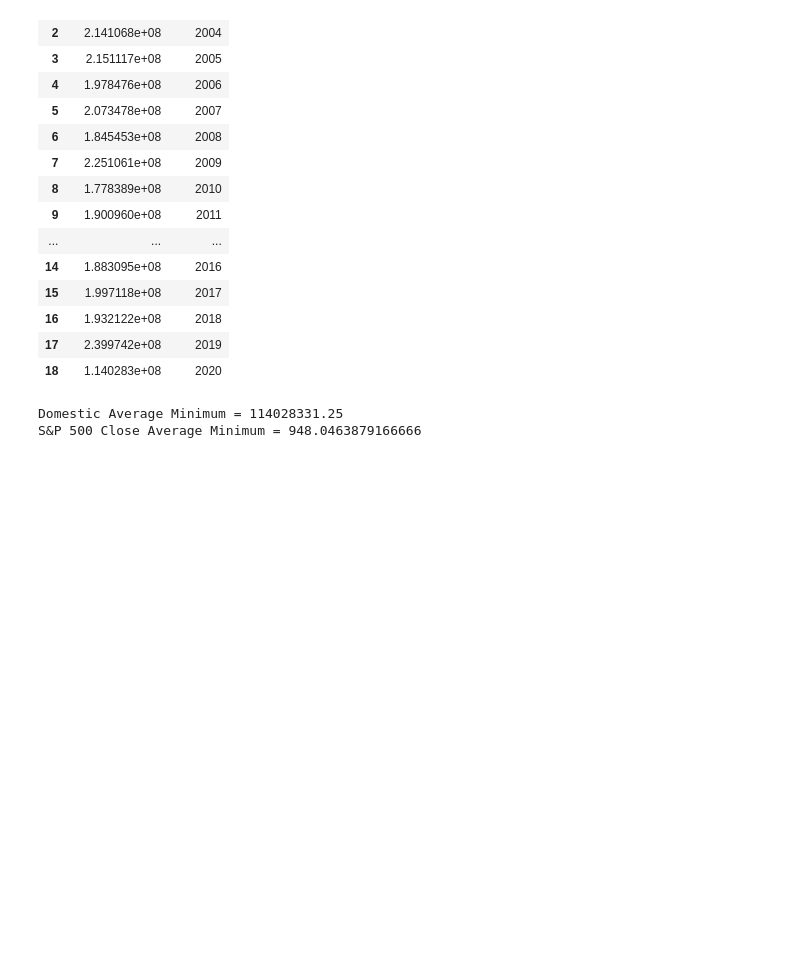
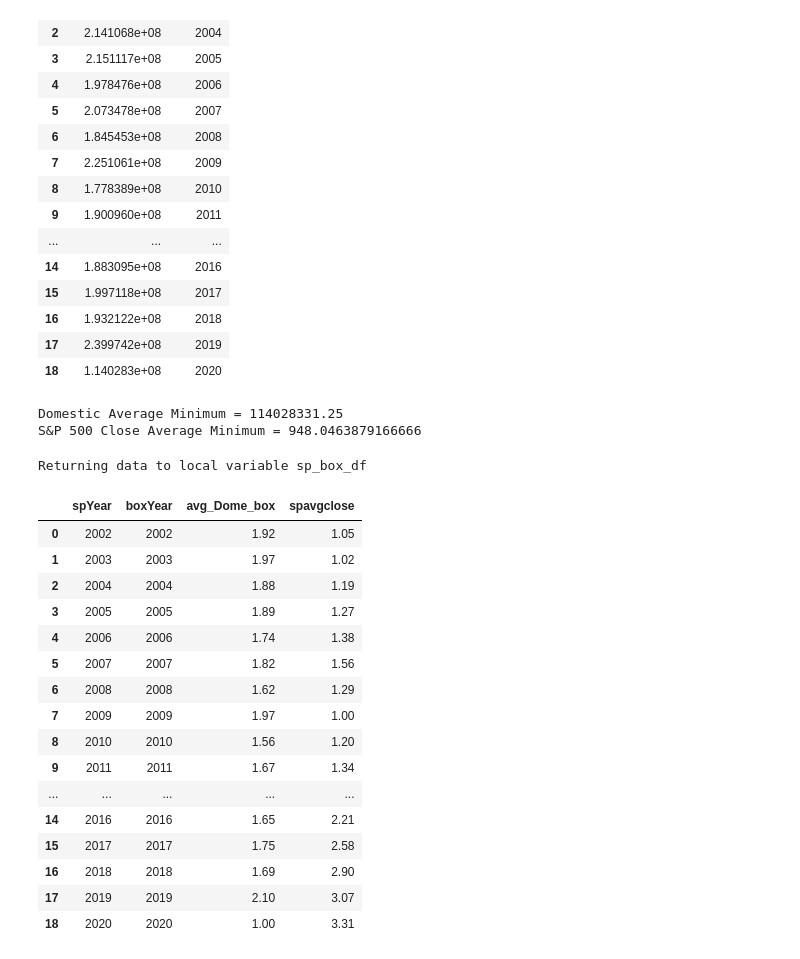
Before and after one commit to jjk-296/2950-project1, a Jupyter notebook: phase2.ipynb, the cells around one changed output. Cells and saved outputs as stored; diff of their text form; code cells hidden in the pictures; blank space fills up the shorter version.

```diff
--- a/phase2.ipynb
+++ b/phase2.ipynb
@@ -441,3 +523,27 @@ print("S&P 500 Close Average Minimum =", spClose_avg_byYear_df["spavgclose"].min
 # %% [output]
 Domestic Average Minimum = 114028331.25
 S&P 500 Close Average Minimum = 948.0463879166666
+# %%
+box_dome_avg_byYear_df['avg_Dome_box'] = (box_dome_avg_byYear_df["avg_Dome_box"] / 114028331.25).round(2)
+spClose_avg_byYear_df['spavgclose'] = (spClose_avg_byYear_df["spavgclose"] / 948.04).round(2)
+%sql sp_box_df << SELECT spYear, boxYear, avg_Dome_box, spavgclose FROM box_dome_avg_byYear_df INNER JOIN spClose_avg_byYear_df ON box_dome_avg_byYear_df.boxYear = spClose_avg_byYear_df.spYear GROUP BY spYear, boxYear, avg_Dome_box, spavgclose ORDER BY spYear ASC
+sp_box_df
+# %% [output]
+Returning data to local variable sp_box_df
+|  | spYear | boxYear | avg_Dome_box | spavgclose |
+| 0 | 2002 | 2002 | 1.92 | 1.05 |
+| 1 | 2003 | 2003 | 1.97 | 1.02 |
+| 2 | 2004 | 2004 | 1.88 | 1.19 |
+| 3 | 2005 | 2005 | 1.89 | 1.27 |
+| 4 | 2006 | 2006 | 1.74 | 1.38 |
+| 5 | 2007 | 2007 | 1.82 | 1.56 |
+| 6 | 2008 | 2008 | 1.62 | 1.29 |
+| 7 | 2009 | 2009 | 1.97 | 1.00 |
+| 8 | 2010 | 2010 | 1.56 | 1.20 |
+| 9 | 2011 | 2011 | 1.67 | 1.34 |
+| ... | ... | ... | ... | ... |
+| 14 | 2016 | 2016 | 1.65 | 2.21 |
+| 15 | 2017 | 2017 | 1.75 | 2.58 |
+| 16 | 2018 | 2018 | 1.69 | 2.90 |
+| 17 | 2019 | 2019 | 2.10 | 3.07 |
+| 18 | 2020 | 2020 | 1.00 | 3.31 |
```
Also changed, not shown: parts of 17 cells of this notebook, 1 other file.
